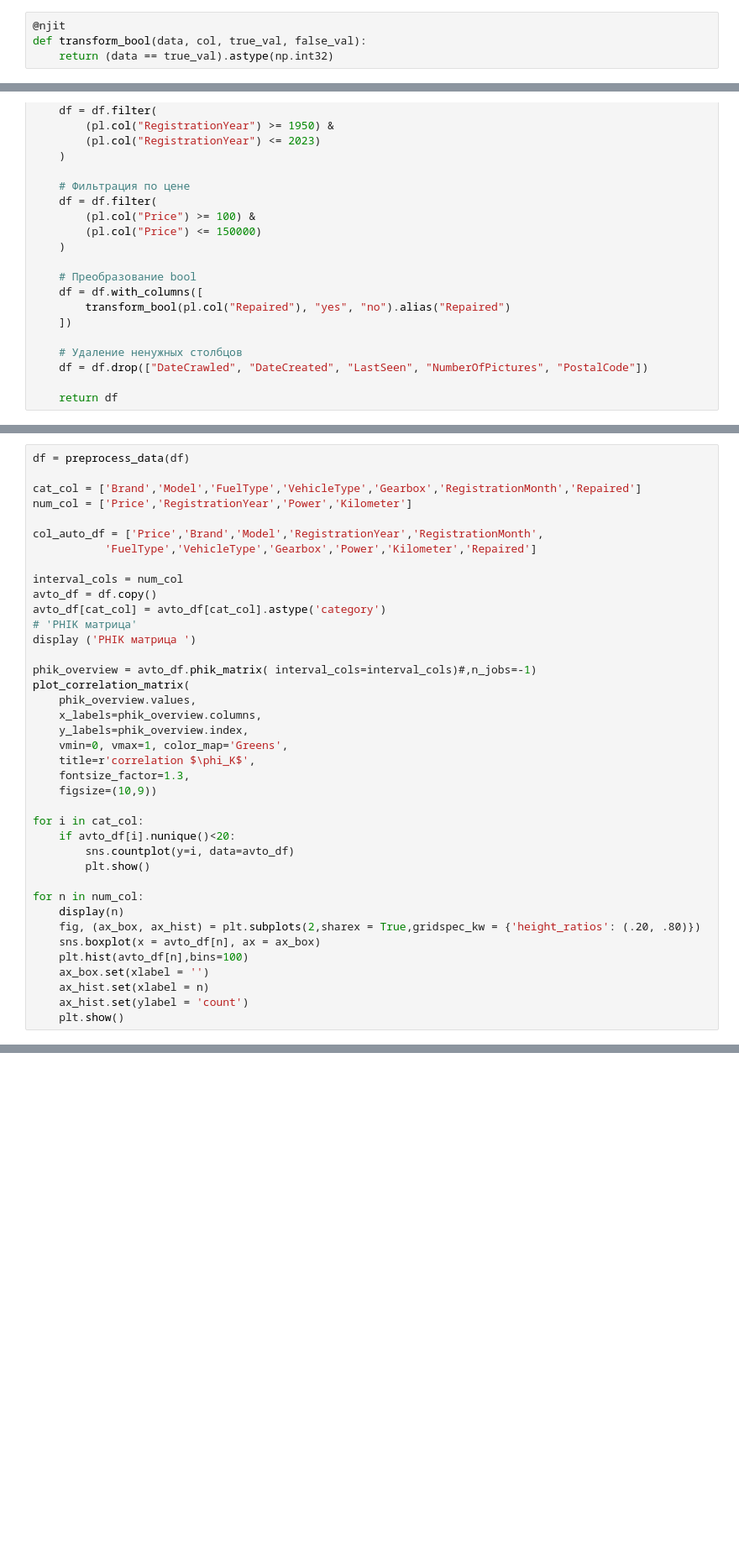
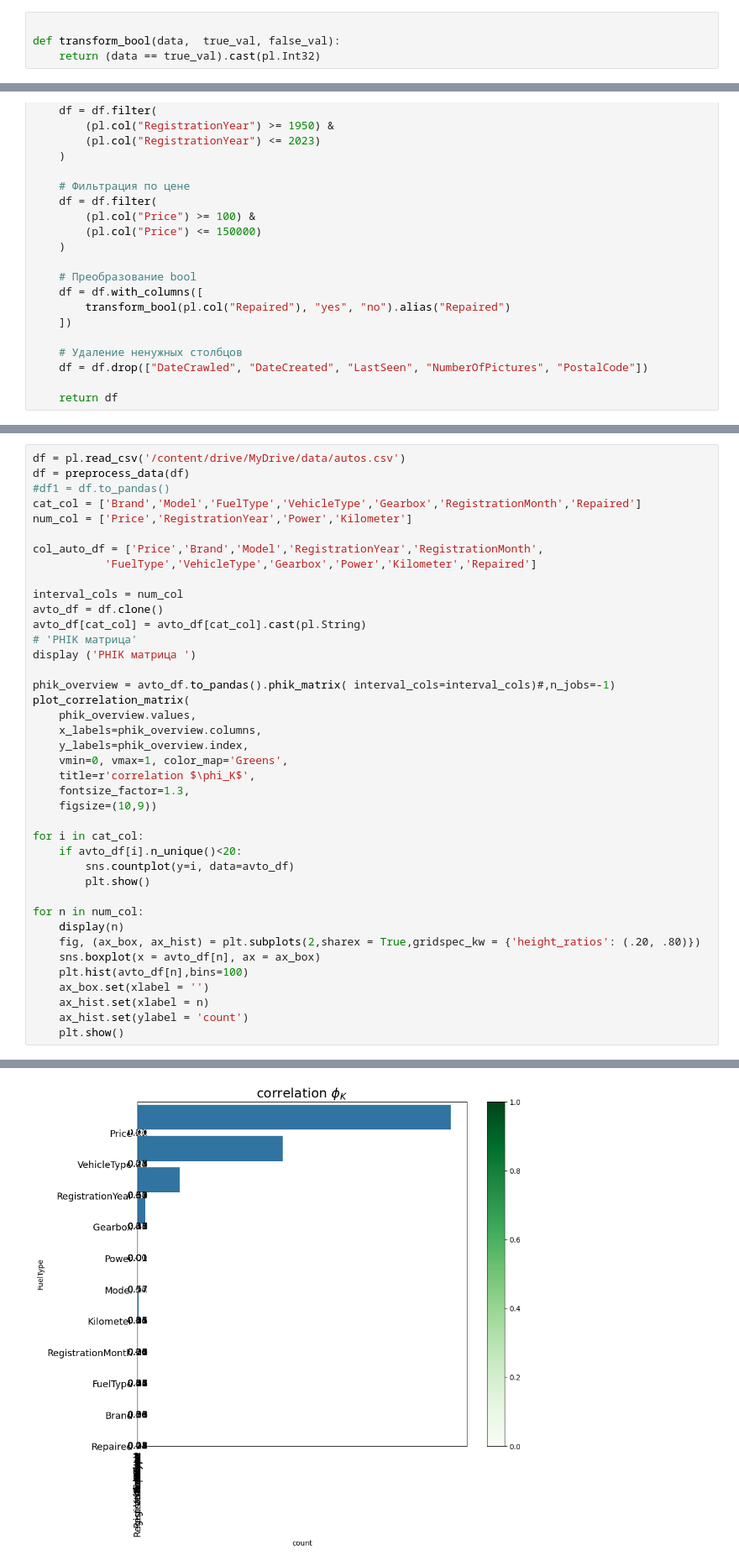
Before and after one commit to Mihail-Chr/projects, a Jupyter notebook: ML/car_cost/car_deep_gpu.ipynb, the cells around one changed output, grey strips where cells are left out. Shown at 84% size. Cells and saved outputs as stored; diff of their text form; blank space fills up the shorter version.

```diff
--- a/ML/car_cost/car_deep_gpu.ipynb
+++ b/ML/car_cost/car_deep_gpu.ipynb
@@ -82,7 +147,7 @@ drive.mount('/content/drive')
 # %%
-@njit
-def transform_bool(data, col, true_val, false_val):
-    return (data == true_val).astype(np.int32)
+
+def transform_bool(data,  true_val, false_val):
+    return (data == true_val).cast(pl.Int32)
 # %%
 def preprocess_data(df):
     # Обработка пропусков
@@ -120,6 +190,7 @@ df = pl.read_csv('/content/drive/MyDrive/car_data.csv')
 # %%
+df = pl.read_csv('/content/drive/MyDrive/data/autos.csv')
 df = preprocess_data(df)
-
+#df1 = df.to_pandas()
 cat_col = ['Brand','Model','FuelType','VehicleType','Gearbox','RegistrationMonth','Repaired']
 num_col = ['Price','RegistrationYear','Power','Kilometer']
 
@@ -127,12 +198,12 @@ col_auto_df = ['Price','Brand','Model','RegistrationYear','RegistrationMonth',
            'FuelType','VehicleType','Gearbox','Power','Kilometer','Repaired']
 
 interval_cols = num_col
-avto_df = df.copy()
-avto_df[cat_col] = avto_df[cat_col].astype('category')
+avto_df = df.clone()
+avto_df[cat_col] = avto_df[cat_col].cast(pl.String)
 # 'PHIK матрица'
 display ('PHIK матрица ')
 
-phik_overview = avto_df.phik_matrix( interval_cols=interval_cols)#,n_jobs=-1)
+phik_overview = avto_df.to_pandas().phik_matrix( interval_cols=interval_cols)#,n_jobs=-1)
 plot_correlation_matrix(
     phik_overview.values,
     x_labels=phik_overview.columns,
@@ -143,7 +214,7 @@ plot_correlation_matrix(
     figsize=(10,9))
 
 for i in cat_col:
-    if avto_df[i].nunique()<20:
+    if avto_df[i].n_unique()<20:
         sns.countplot(y=i, data=avto_df)
         plt.show()
 
@@ -156,3 +227,4 @@ for n in num_col:
     ax_hist.set(xlabel = n)
     ax_hist.set(ylabel = 'count')
     plt.show()
+# %% [output]
@@ -158,0 +232 @@ for n in num_col:
+[figure, added]
```
Also changed, not shown: parts of 11 cells of this notebook.
